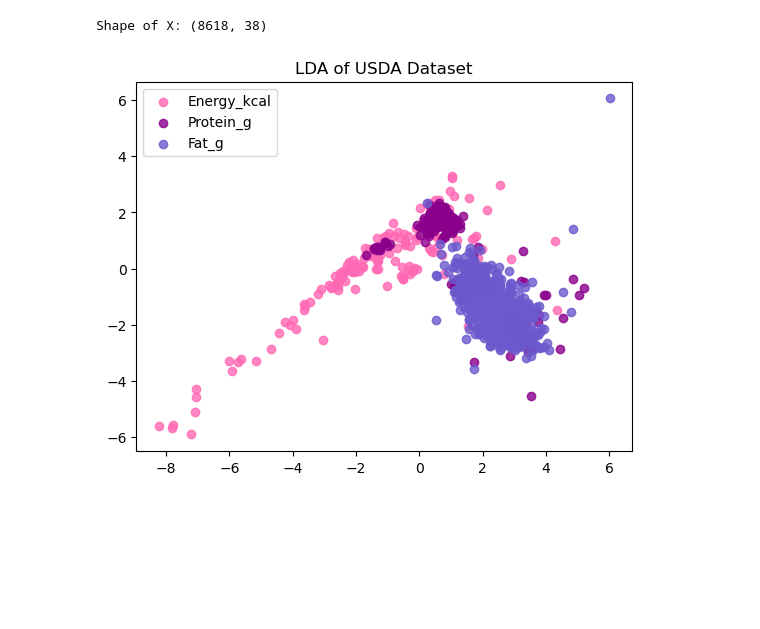
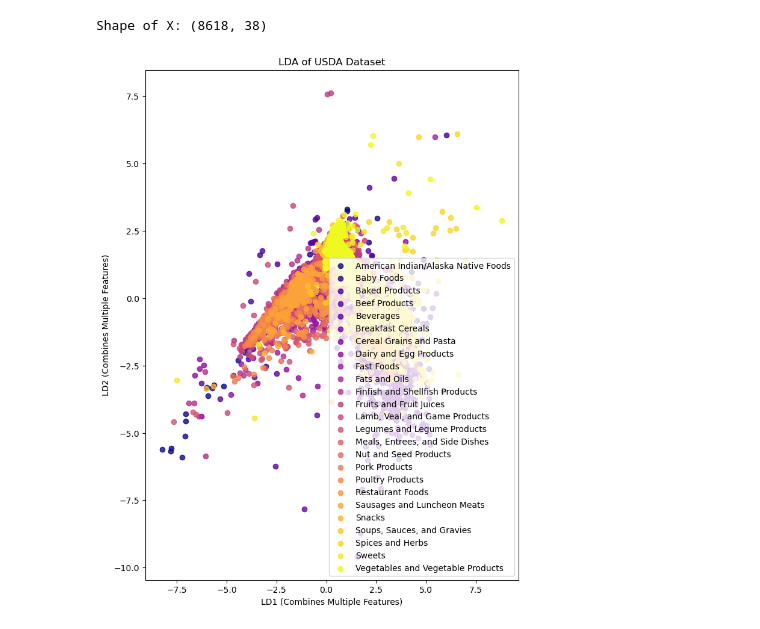
Before and after one commit to laurenesco/intro-to-ai-ml, a Jupyter notebook: 08_Dimensionality_Reduction/Assignment/Task 3 Linear Discriminant Analysis.ipynb, the cells around one changed output. Cells and saved outputs as stored; diff of their text form; code cells hidden in the pictures; blank space fills up the shorter version.

```diff
--- a/08_Dimensionality_Reduction/Assignment/Task 3 Linear Discriminant Analysis.ipynb
+++ b/08_Dimensionality_Reduction/Assignment/Task 3 Linear Discriminant Analysis.ipynb
@@ -50,44 +51,53 @@ lda = LinearDiscriminantAnalysis()
 X_r2 = lda.fit(X, y).transform(X)
 
 # Configure plot
-colors = ['hotpink', 'darkmagenta', 'slateblue']
-plt.figure()
+# colors = ['hotpink', 'darkmagenta', 'slateblue']
+# plt.figure()
+colors = ['darkmagenta', 'slateblue', 'pink', 'red']
+plt.figure(figsize=(8, 11))
+class_labels = np.arange(len(encoder.classes_))
+cmap = plt.cm.get_cmap('plasma')
+color_norm = plt.Normalize(vmin=0, vmax=len(encoder.classes_) - 1)
+colors = cmap(color_norm(range(len(encoder.classes_))))
 
 # Loop through each class and its corresponding color and label for plotting
-for color, i, target_name in zip(colors, [0, 1, 2], X.columns):
+# for color, i, target_name in zip(colors, [0, 1, 2], X.columns):
+for color, i, target_name in zip(colors, class_labels, encoder.classes_):
     # Scatter plot of the reduced data points, colored by class
     # 'y == i' selects data points belonging to class i
     plt.scatter(X_r2[y == i, 0], X_r2[y == i, 1], alpha=.8, color=color, label=target_name)
 
 plt.legend(loc='best', shadow=False, scatterpoints=1)
 plt.title('LDA of USDA Dataset')
+plt.xlabel("LD1 (Combines Multiple Features)")
+plt.ylabel("LD2 (Combines Multiple Features)")
 plt.show()
 
 #
 # Linear Discriminant Analysis Analysis:
 #
 # LDA is a dimensionality reduction technique similar to PDA, except LDA works to find the
 # directions which best separate different classes in the data. It does this by using class
 # labels. By leveraging these class labels, LDA is able to project the data onto new dimensions
 # that maximize the separation between these classes, while minimizing the variation in each class.
 # These new dimensions are called dicriminant functions. Thus, LDA's main functionality is to
 # maximize class separation, with dimensionality reduction occuring as a side-effect. By
 # projecting the data onto the directions that are most discriminitive, LDA reduces the number
 # of features needed to effectively represent the data.
 #
 # LDA works by initializing random probabilities, then performing expectation maximization algorithm
 # on these probabilities until they converge. This is done by calculating the expected topic
 # assignments for each word in the document, then updating the probability distributions to better
 # reflect the expected topic assignment results. The final document-topic distribution effectively
 # represents each document in a lower dimensional space.
 #
 # Note that LDA is typically used for textual data.
 #
 # Interpretation:
 #
 # While my PCA assignment did not show discrete classes in any way, this assignment does show
 # some distinction between the three classes plotted. This suggests that there was some
 # success in the LDA.
 #
 # %% [output]
-[figure, old version]
+[figure, new version]
```
Also changed, not shown: parts of 1 cell of this notebook, 9 other files.
